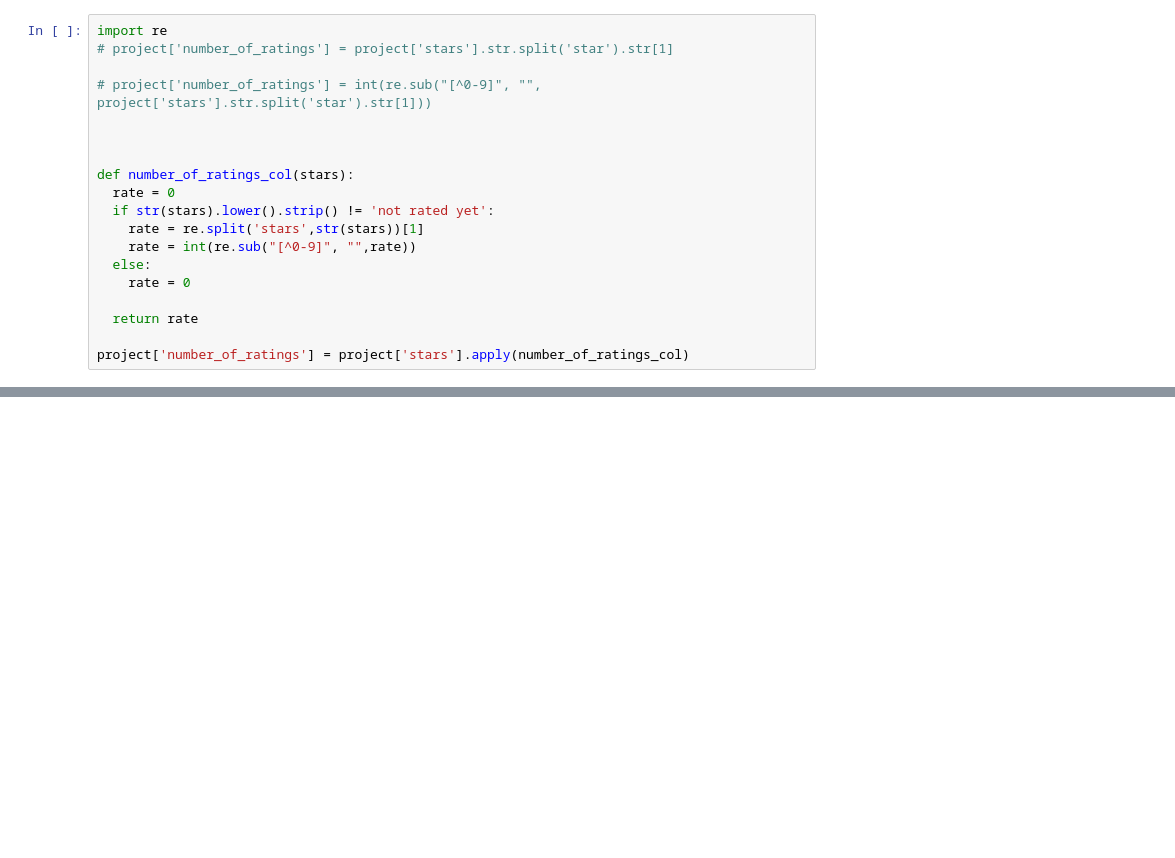
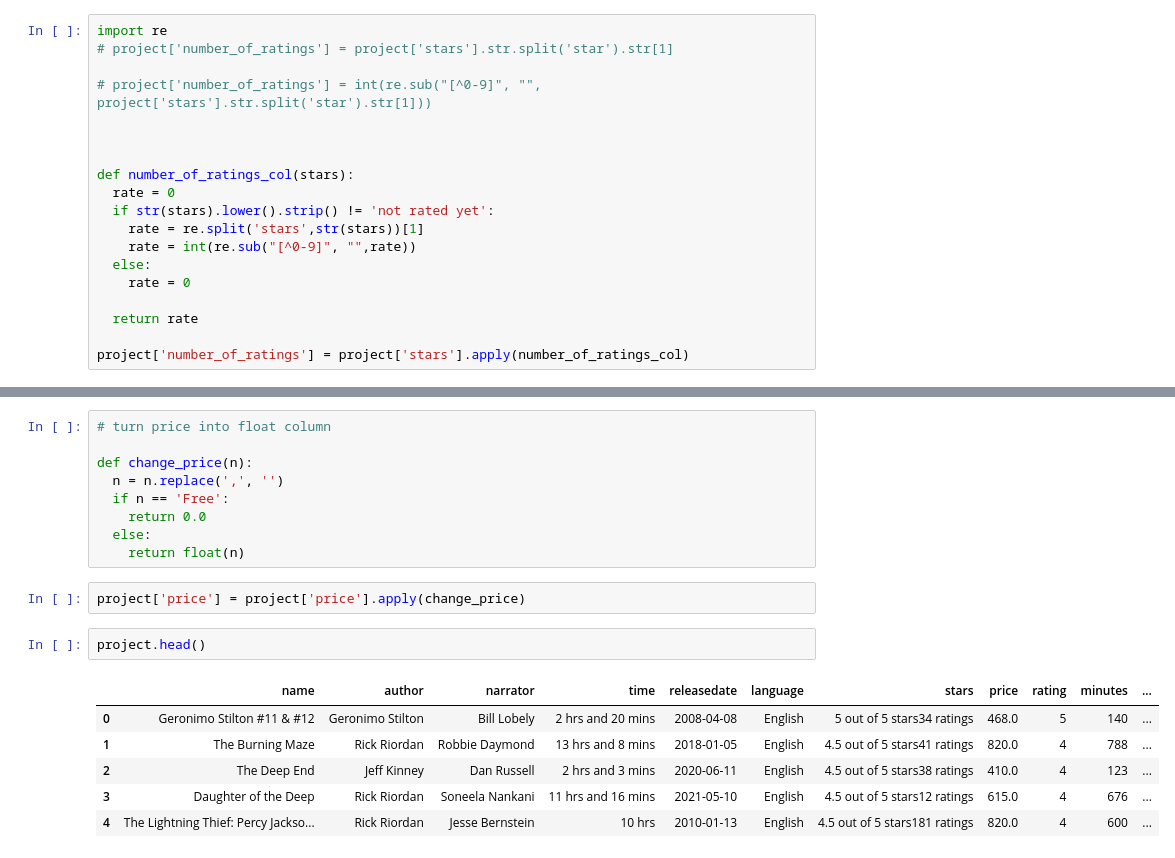
Before and after one commit to frankmulungi/Coursera-Test, a Jupyter notebook: pandastest.ipynb, the cells around one changed output, grey strips where cells are left out. Cells and saved outputs as stored; diff of their text form; blank space fills up the shorter version.

```diff
--- a/pandastest.ipynb
+++ b/pandastest.ipynb
@@ -198,3 +198,23 @@ project.head()
 | 2 | The Deep End | Jeff Kinney | Dan Russell | 2 hrs and 3 mins | 2020-06-11 | English | 4.5 out of 5 stars38 ratings | 410.00 | 4 | 123 | ... |
 | 3 | Daughter of the Deep | Rick Riordan | Soneela Nankani | 11 hrs and 16 mins | 2021-05-10 | English | 4.5 out of 5 stars12 ratings | 615.00 | 4 | 676 | ... |
 | 4 | The Lightning Thief: Percy Jackso... | Rick Riordan | Jesse Bernstein | 10 hrs | 2010-01-13 | English | 4.5 out of 5 stars181 ratings | 820.00 | 4 | 600 | ... |
+# %%
+# turn price into float column
+
+def change_price(n):
+  n = n.replace(',', '')
+  if n == 'Free':
+    return 0.0
+  else:
+    return float(n)
+# %%
+project['price'] = project['price'].apply(change_price)
+# %%
+project.head()
+# %% [output]
+|  | name | author | narrator | time | releasedate | language | stars | price | rating | minutes | ... |
+| 0 | Geronimo Stilton #11 & #12 | Geronimo Stilton | Bill Lobely | 2 hrs and 20 mins | 2008-04-08 | English | 5 out of 5 stars34 ratings | 468.0 | 5 | 140 | ... |
+| 1 | The Burning Maze | Rick Riordan | Robbie Daymond | 13 hrs and 8 mins | 2018-01-05 | English | 4.5 out of 5 stars41 ratings | 820.0 | 4 | 788 | ... |
+| 2 | The Deep End | Jeff Kinney | Dan Russell | 2 hrs and 3 mins | 2020-06-11 | English | 4.5 out of 5 stars38 ratings | 410.0 | 4 | 123 | ... |
+| 3 | Daughter of the Deep | Rick Riordan | Soneela Nankani | 11 hrs and 16 mins | 2021-05-10 | English | 4.5 out of 5 stars12 ratings | 615.0 | 4 | 676 | ... |
+| 4 | The Lightning Thief: Percy Jackso... | Rick Riordan | Jesse Bernstein | 10 hrs | 2010-01-13 | English | 4.5 out of 5 stars181 ratings | 820.0 | 4 | 600 | ... |
```
